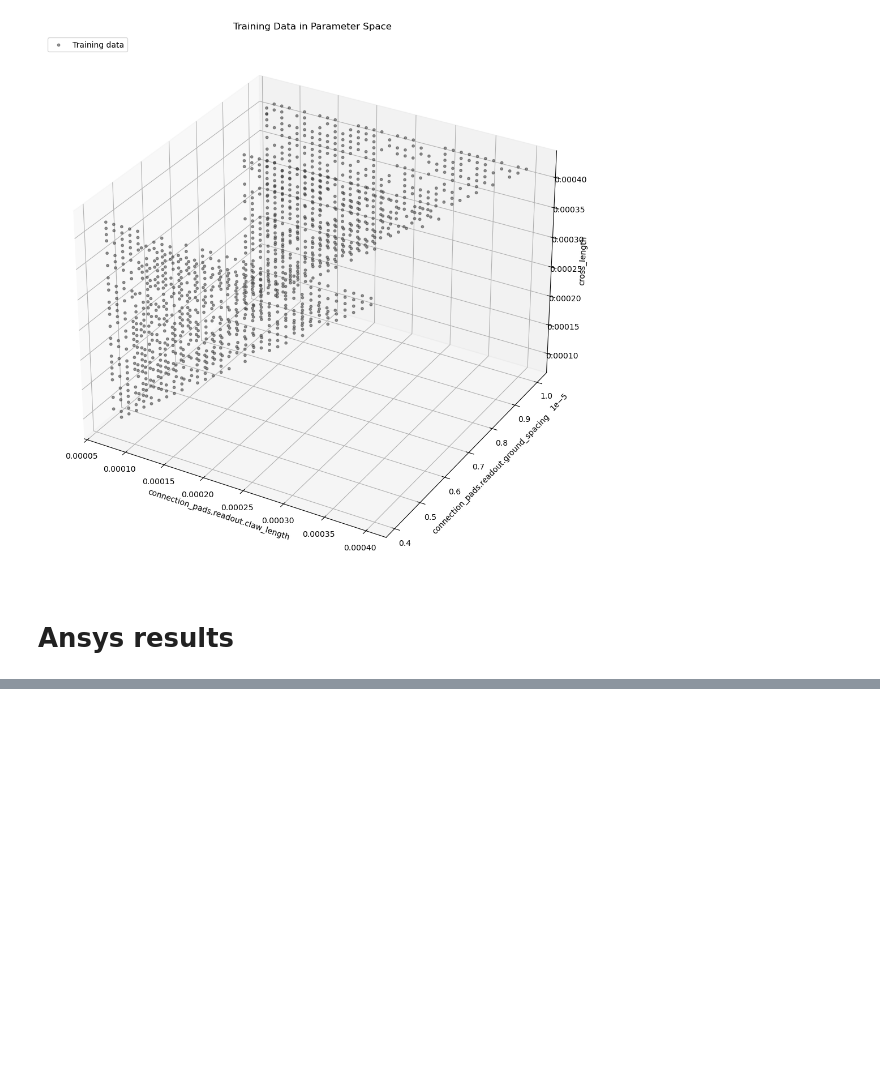
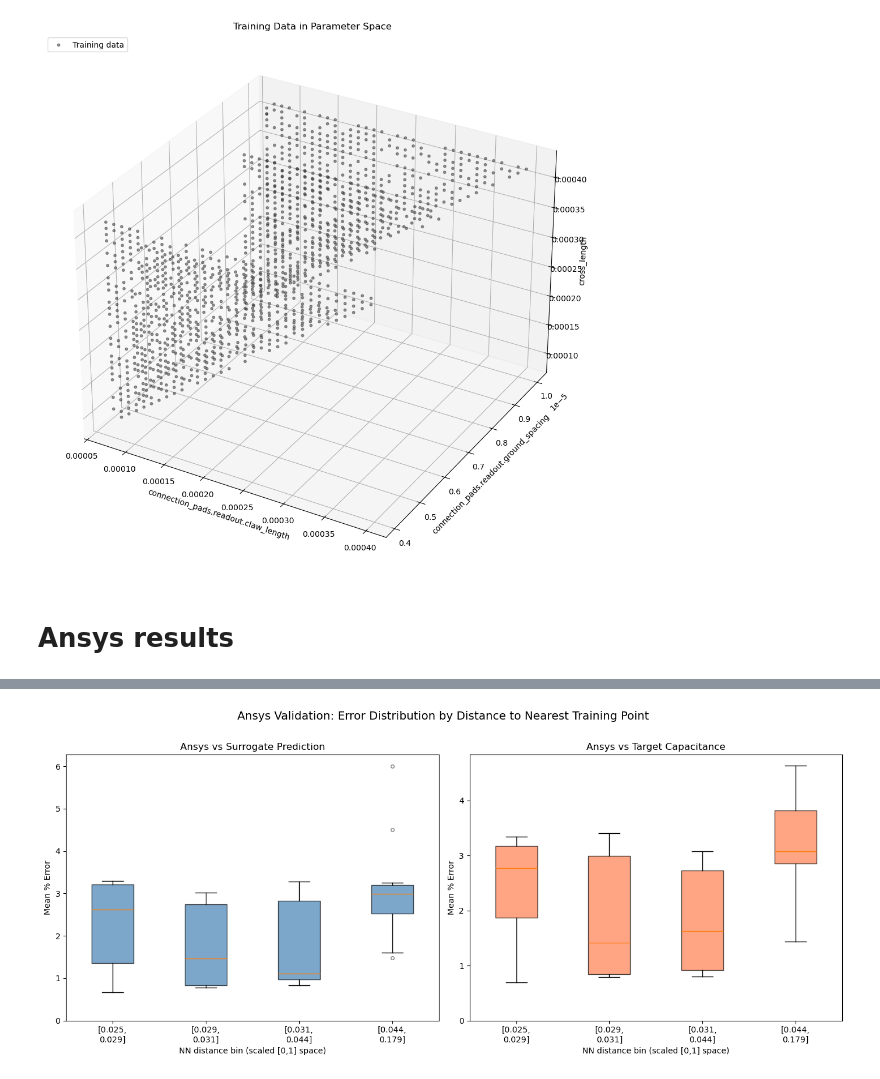
Before and after one commit to CosmiQuantum/ML_qubit_design, a Jupyter notebook: model_predict_qubit-TransmonCross-Hamiltonian_params/ml_14_surrogate_stress_test.ipynb, the cells around one changed output, grey strips where cells are left out. Cells and saved outputs as stored; diff of their text form; code cells hidden in the pictures; blank space fills up the shorter version.

```diff
--- a/model_predict_qubit-TransmonCross-Hamiltonian_params/ml_14_surrogate_stress_test.ipynb
+++ b/model_predict_qubit-TransmonCross-Hamiltonian_params/ml_14_surrogate_stress_test.ipynb
@@ -972,32 +1130,52 @@ plt.show()
 # %%
+# Boxplots of Ansys error, binned by distance to the nearest training point
+# (scaled [0,1] Euclidean).  Using 4 quantile bins so each box has a similar
+# sample count regardless of how the sigmas populate the distance axis.
+
+n_qbins = 4
+q_edges = np.quantile(df['nn_dist'].to_numpy(), np.linspace(0, 1, n_qbins + 1))
+bin_labels = [f'[{q_edges[k]:.3f},\n{q_edges[k+1]:.3f}]' for k in range(n_qbins)]
+
+def _split_by_qbin(col):
+    out = []
+    nn = df['nn_dist'].to_numpy()
+    for k in range(n_qbins):
+        lo, hi = q_edges[k], q_edges[k + 1]
+        in_bin = (nn >= lo) & (nn <= hi if k == n_qbins - 1 else nn < hi)
+        out.append(df[col].to_numpy()[in_bin])
+    return out
+
 fig, (ax1, ax2) = plt.subplots(1, 2, figsize=(14, 6))
 
 # Ansys vs Surrogate
-data_surr = [df[df['sigma_for_gauss'] == s]['mean_pct_ansys_vs_surrogate'].values for s in sigmas]
-bp1 = ax1.boxplot(data_surr, labels=[f'{s}%' for s in sigmas], patch_artist=True,
+bp1 = ax1.boxplot(_split_by_qbin('mean_pct_ansys_vs_surrogate'),
+                  labels=bin_labels, patch_artist=True,
                   flierprops=dict(marker='o', markersize=4, alpha=0.5))
 for patch in bp1['boxes']:
     patch.set_facecolor('steelblue')
     patch.set_alpha(0.7)
-ax1.set_xlabel('Sigma (% of parameter range)')
+ax1.set_xlabel('NN distance bin (scaled [0,1] space)')
 ax1.set_ylabel('Mean % Error')
 ax1.set_title('Ansys vs Surrogate Prediction')
 ax1.set_ylim(0, None)
 
 # Ansys vs Target
-data_targ = [df[df['sigma_for_gauss'] == s]['mean_pct_ansys_vs_target'].values for s in sigmas]
-bp2 = ax2.boxplot(data_targ, labels=[f'{s}%' for s in sigmas], patch_artist=True,
+bp2 = ax2.boxplot(_split_by_qbin('mean_pct_ansys_vs_target'),
+                  labels=bin_labels, patch_artist=True,
                   flierprops=dict(marker='o', markersize=4, alpha=0.5))
 for patch in bp2['boxes']:
     patch.set_facecolor('coral')
     patch.set_alpha(0.7)
-ax2.set_xlabel('Sigma (% of parameter range)')
+ax2.set_xlabel('NN distance bin (scaled [0,1] space)')
 ax2.set_ylabel('Mean % Error')
 ax2.set_title('Ansys vs Target Capacitance')
 ax2.set_ylim(0, None)
 
-fig.suptitle('Ansys Validation: Error Distribution by Sigma Level', fontsize=14, y=1.01)
+fig.suptitle('Ansys Validation: Error Distribution by Distance to Nearest Training Point',
+             fontsize=14, y=1.01)
 plt.tight_layout()
-plt.savefig('plots/ansys_validation_boxplots.pdf')
+plt.savefig('plots/ansys_validation_boxplots_by_nn_distance.pdf')
 plt.show()
+# %% [output]
+[figure, added]
 # %%
```
Also changed, not shown: parts of 22 cells of this notebook, 28 other files.
